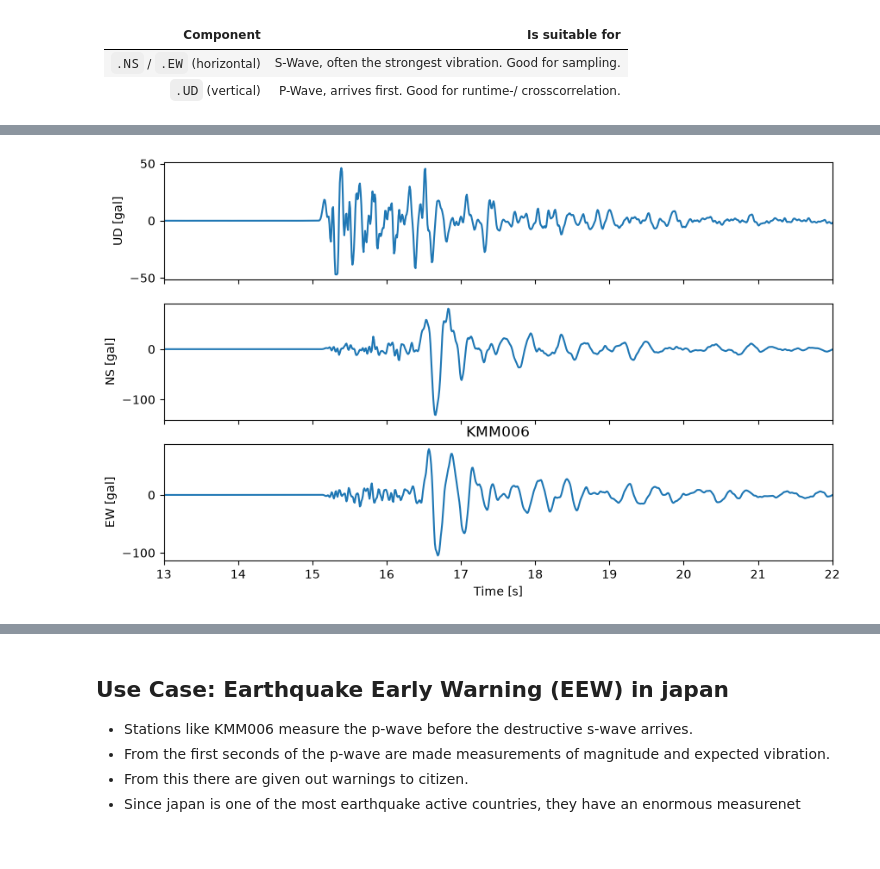
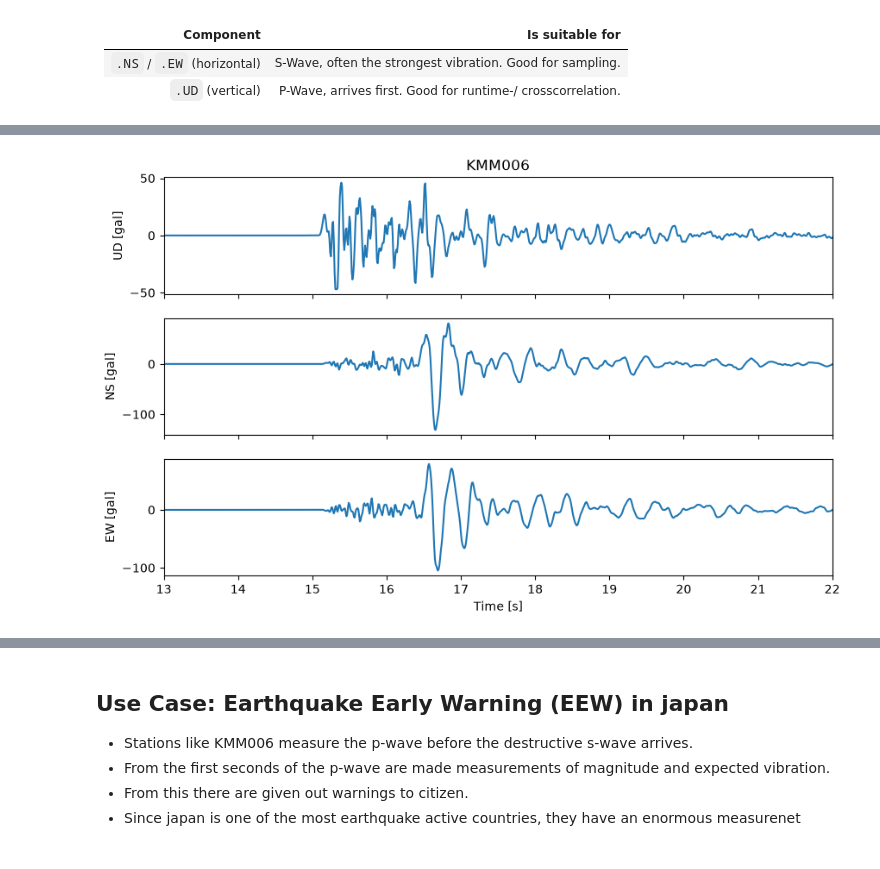
Before and after one commit to mischhart-bsc/gbsv_mc1, a Jupyter notebook: 01_sampling.ipynb, the cells around one changed output, grey strips where cells are left out. Saved outputs shown, nothing was run; the diff lists cells and outputs as text; code cells hidden in the pictures.

```diff
--- a/01_sampling.ipynb
+++ b/01_sampling.ipynb
@@ -47,0 +36,17 @@ plt.show()
+# %%
+import matplotlib.pyplot as plt
+
+BASE = "data/20260926103100/knet/ascii/KMM0062609261031"
+COMPONENTS = ["UD", "NS", "EW"]
+
+records = {}
+for comp in COMPONENTS:
+    acc_c, fs_c, hdr_c = read_knet(f"{BASE}.{comp}")
+    records[comp] = {"acc": acc_c, "t": np.arange(len(acc_c)) / fs_c, "fs": fs_c, "hdr": hdr_c}
+
+r = records["NS"]
+plt.plot(r["t"], r["acc"])
+plt.xlabel("Time [s]")
+plt.ylabel("Acceleration [gal]")
+plt.title(f"{r['hdr']['Station Code']} NS")
+plt.show()
@@ -48,17 +55,12 @@ plt.show()
 # %%
-base = "data/20260926103100/knet/ascii/KMM0062609261031"
 fig, axes = plt.subplots(3, 1, sharex=True, figsize=(10, 6))
-
-for ax, comp in zip(axes, ["UD", "NS", "EW"]):
-    acc, fs, hdr = read_knet(f"{base}.{comp}")
-    t = [i / fs for i in range(len(acc))]
-    ax.plot(t, acc)
+for ax, comp in zip(axes, COMPONENTS):
+    ax.plot(records[comp]["t"], records[comp]["acc"])
     ax.set_ylabel(f"{comp} [gal]")
-
-axes[-1].set_xlim(13, 22)   # nur 13–22 s anzeigen
+axes[-1].set_xlim(13, 22)   # zoom on P and S onsets
 axes[-1].set_xlabel("Time [s]")
-plt.title("KMM006")
+axes[0].set_title("KMM006")
 plt.show()
 # %% [output]
-[figure, old version]
+[figure, new version]
 # %% [markdown]
```
Also changed, not shown: parts of 5 cells of this notebook.
